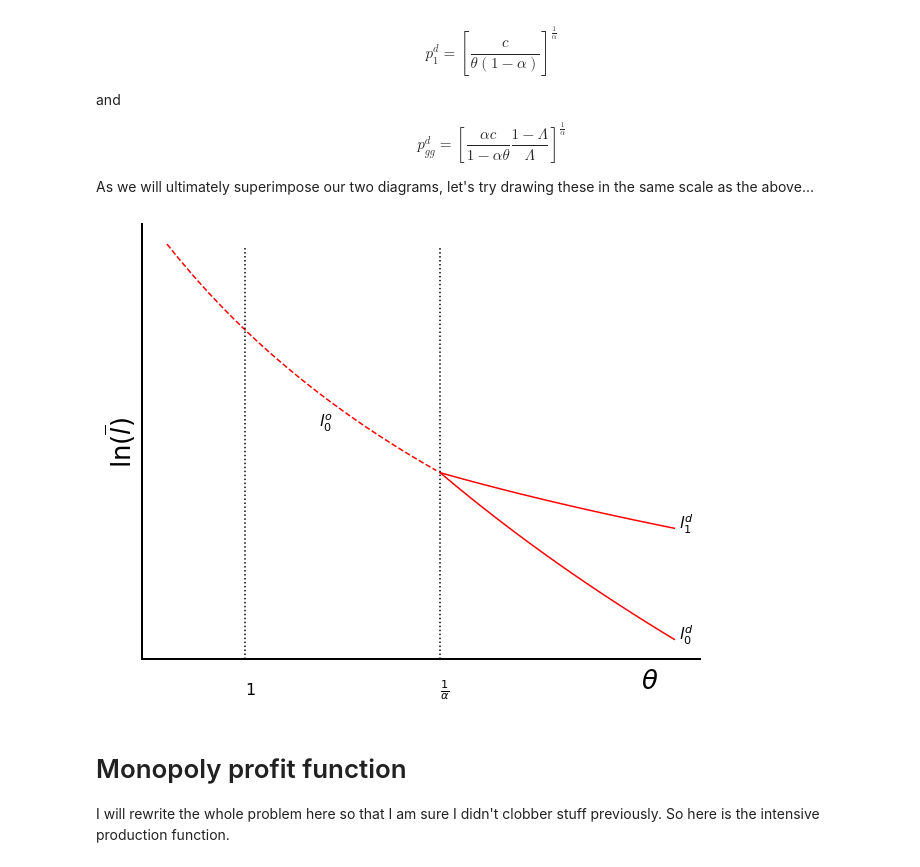
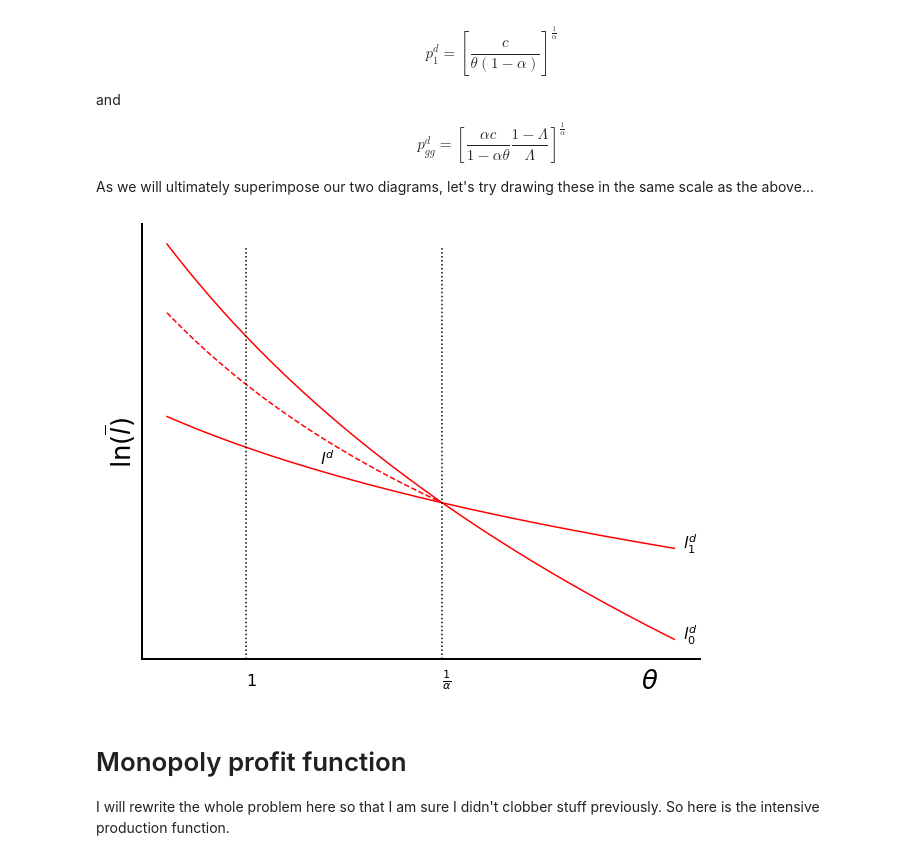
Before and after one commit to jhconning/enclosure, a Jupyter notebook: notebooks/PaperDiagramsAndAlgebra.ipynb, the cells around one changed output. Cells and saved outputs as stored; diff of their text form; code cells hidden in the pictures.

```diff
--- a/notebooks/PaperDiagramsAndAlgebra.ipynb
+++ b/notebooks/PaperDiagramsAndAlgebra.ipynb
@@ -356,9 +358,9 @@ the_1 = np.arange(start, finish, .01)
 
 ### Truncated range for the other stuff
 
-#the_d = np.arange(.8, finish, .01)
+the_d = np.arange(.8, finish, .01)
 
-the_d = np.arange(1/alp, finish, .01)
+#the_d = np.arange(1/alp, finish, .01)
 the_gg = np.arange(.8, cv, .01 )
 
 ln_po0 = np.log(( c                      / ((the_1**(1/(1-alp)) - 1)*(1-alp))  ) **(1/alp))
@@ -419,35 +421,35 @@ if full_diag:
 
 ## Comment out the global game stuff..
 
 bbline1 = ax.plot(the_d, ln_pd0, color='red')
 bbline2 = ax.plot(the_d, ln_pd1, color='red')
 bbline3 = ax.plot(the_gg, ln_pdgg, color='red', linestyle='dashed')
 
 vline1 = ax.axvline(1/alp, ymax=.95, linestyle=':', color='black')
 vline2 = ax.axvline(1, ymax=.95, linestyle=':', color='black')
 
 d1  = ax.text(ep, np.min(ln_pd0), r'$l^d_0$', fontsize=16)
-dgg = ax.text(np.max(the_gg)-.3, np.min(ln_pdgg)+.4, r'$l^o_0$', fontsize=16)
+dgg = ax.text(np.max(the_gg)-.3, np.min(ln_pdgg)+.4, r'$l^d$', fontsize=16)
 
 if full_diag:
 #    d2  = ax.text(ep+.05, np.min(ln_pd1)-.07, r' $l^d_1$', fontsize=16)
      d2  = ax.text(ep, np.min(ln_pd1)-.07, r'$l^d_1$', fontsize=16)
 else:
     d2  = ax.text(ep, np.min(ln_pd1), r'$l^d_1$', fontsize=16)
 
 if full_diag:
     text1 = ax.text(cv, np.min(ln_pd0)-1.75, r'$\frac{1}{\alpha}$', fontsize=16)
     text2 = ax.text(1, np.min(ln_pd0)-1.75, r'$1$', fontsize=16)
 else:
     text1 = ax.text(cv, np.min(ln_pd0)-.5, r'$\frac{1}{\alpha}$', fontsize=16)
     text2 = ax.text(1, np.min(ln_pd0)-.5, r'$1$', fontsize=16)
 
 if full_diag:
     fig.savefig('nash_so_comp.png')
 else:
     fig.savefig('nash_eq.png')
 # %% [output]
-[figure, old version]
+[figure, new version]
 # %% [markdown]
 # Monopoly profit function
 
```
Also changed, not shown: parts of 1 cell of this notebook, 2 other files.
